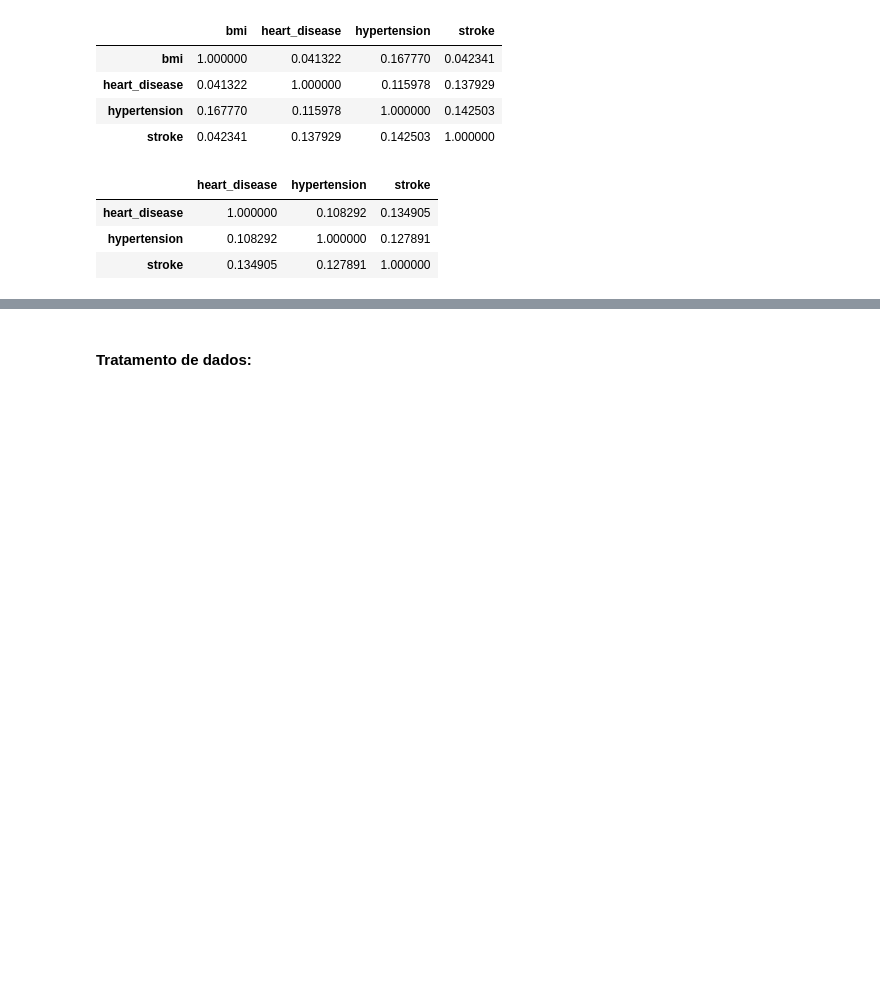
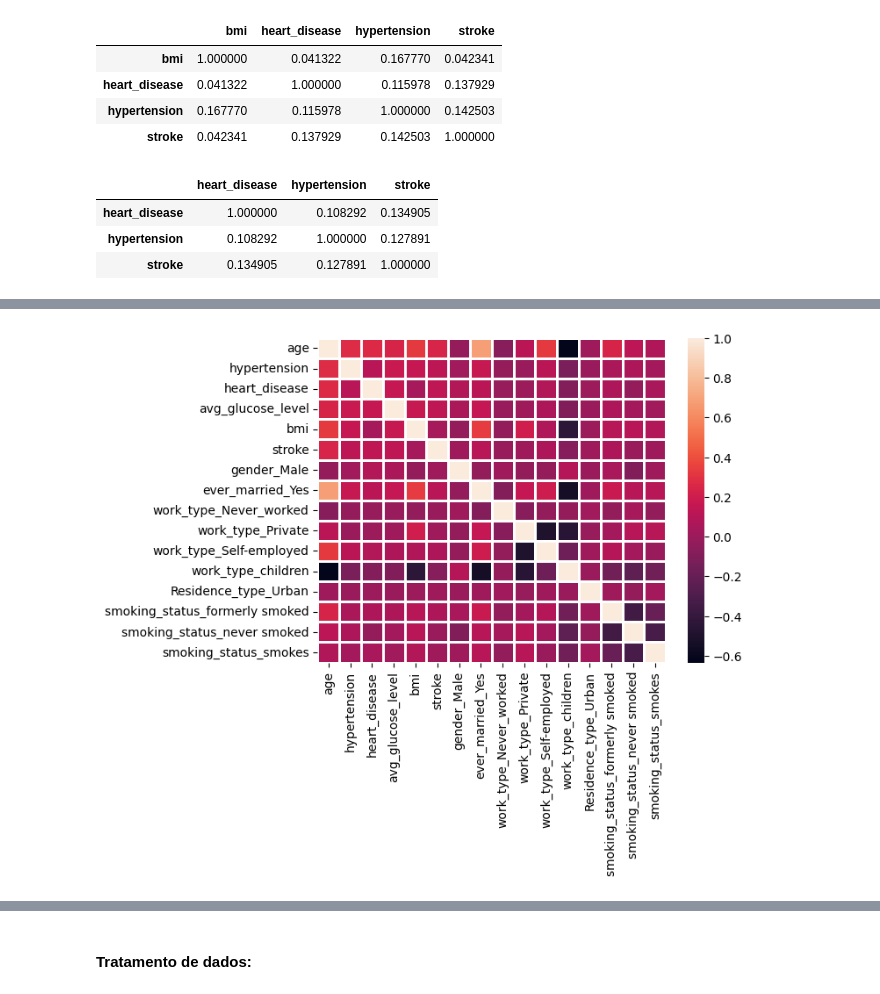
Before and after one commit to gslopes-1996/Stroke-Prediction, a Jupyter notebook: main/main.ipynb, the cells around one changed output, grey strips where cells are left out. Drawn from its saved outputs; the diff is of its cells as text; code cells hidden in the pictures; blank space fills up the shorter version.

```diff
--- a/main/main.ipynb
+++ b/main/main.ipynb
@@ -120,0 +122,3 @@ df_cleaned[['heart_disease','hypertension', 'stroke']].corr().style.background_g
+# %%
+bmi_median = df_cleaned['bmi'].median()
+df_cleaned['bmi'].fillna(bmi_median, inplace=True)
@@ -120,0 +140,5 @@ df_cleaned[['heart_disease','hypertension', 'stroke']].corr().style.background_g
+# %%
+categorical_columns = ['gender', 'ever_married', 'work_type', 'Residence_type', 'smoking_status']
+data_encoded = pd.get_dummies(df_cleaned, columns=categorical_columns, drop_first=True)
+
+data_encoded.head()
@@ -120,0 +238,7 @@ df_cleaned[['heart_disease','hypertension', 'stroke']].corr().style.background_g
+# %%
+import matplotlib.pyplot as plt
+
+sns.heatmap(data_encoded.corr(), linecolor='white', linewidth=1.0)
+plt.show()
+# %% [output]
+[figure, added]
```
Also changed, not shown: parts of 18 cells of this notebook.
